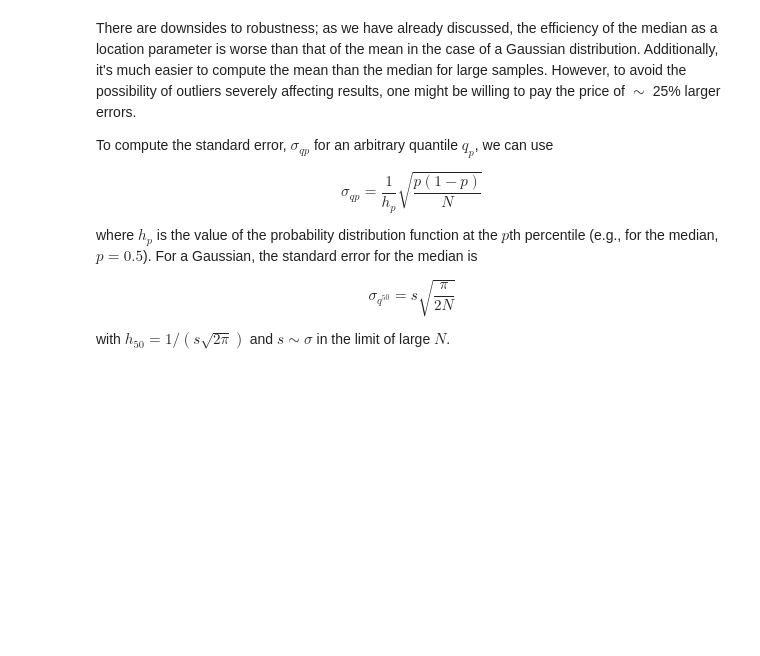
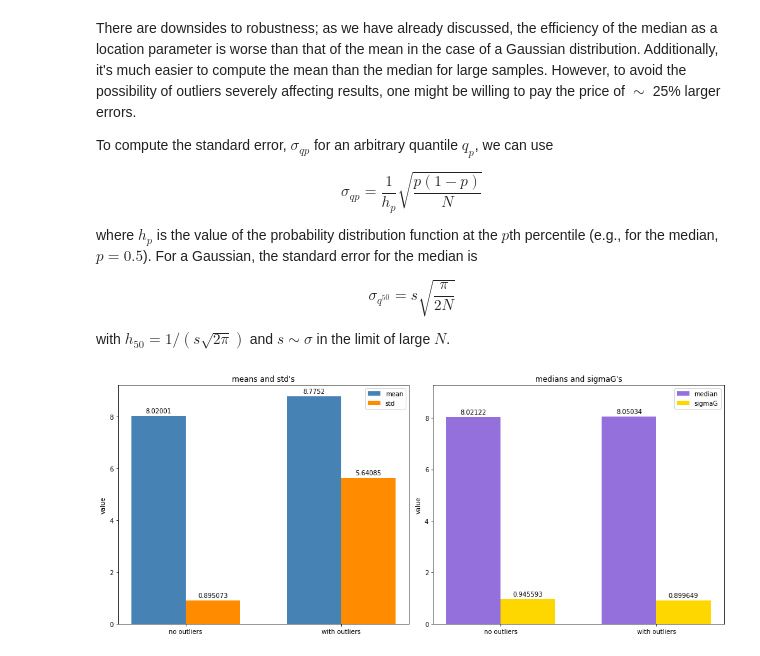
Before and after one commit to astroML/astroML-notebooks, a Jupyter notebook: chapter3/astroml_chapter3_Descriptive_Statistics.ipynb, the cells around one changed output. Drawn from its saved outputs; the diff is of its cells as text; code cells hidden in the pictures; blank space fills up the shorter version.

Commit message:
more figures

```diff
--- a/chapter3/astroml_chapter3_Descriptive_Statistics.ipynb
+++ b/chapter3/astroml_chapter3_Descriptive_Statistics.ipynb
@@ -265,3 +267,53 @@ where $h_p$ is the value of the probability distribution function at the $p$th p
 $$ \sigma_{q^{50}} = s\sqrt{\frac{\pi}{2N}} $$
 
 with $h_{50} = 1/(s\sqrt{2\pi})$ and $s \sim \sigma$ in the limit of large $N$.
+# %%
+import numpy as np
+from astroML import stats
+from matplotlib import pyplot as plt
+from scipy.stats import cauchy
+
+normal = np.random.normal(loc=8.0, scale=1.0, size=100) # 100 samples from a Gaussian
+
+a = np.random.normal(loc=8.0, scale=1.0, size=95) #95 samples from a Gaussian
+b = cauchy.rvs(loc=8.0, scale=20, size=5) #5 samples from a Cauchy
+normal_with_outliers = np.concatenate([a, b]) # combine to create Gaussian with outliers
+
+labels = ['no outliers', 'with outliers']
+means = [np.mean(normal),np.mean(normal_with_outliers)]
+standard_deviations = [np.std(normal),np.std(normal_with_outliers)]
+medians = [np.median(normal), np.median(normal_with_outliers)]
+sigmaG = [stats.sigmaG(normal), stats.sigmaG(normal_with_outliers)]
+
+x = np.arange(len(labels))  # the label locations
+width = 0.35  # the width of the bars
+
+fig, ax = plt.subplots(1,2)
+fig.set_size_inches(14,6)
+rects1 = ax[0].bar(x - width/2, means, width, label='mean', color = 'steelblue')
+rects2 = ax[0].bar(x + width/2, standard_deviations, width, label='std', color = 'darkorange')
+rects3 = ax[1].bar(x - width/2, medians, width, label='median', color = 'mediumpurple')
+rects4 = ax[1].bar(x + width/2, sigmaG, width, label='sigmaG', color = 'gold')
+
+for i in [0,1]:
+    ax[i].set_ylabel('value')
+    ax[i].set_xticks(x);
+    ax[i].set_xticklabels(labels)
+    ax[i].legend()
+
+
+ax[0].set_title("means and std's")
+ax[1].set_title("medians and sigmaG's")
+combined = means + standard_deviations + medians + sigmaG
+ax[1].set_ylim([0, np.max(combined)+0.5])
+
+
+ax[0].bar_label(rects1, padding=3)
+ax[0].bar_label(rects2, padding=3)
+ax[1].bar_label(rects3, padding=3)
+ax[1].bar_label(rects4, padding=3)
+fig.tight_layout()
+
+plt.show()
+# %% [output]
+[figure, added]
```
Also changed, not shown: parts of 5 cells of this notebook.
